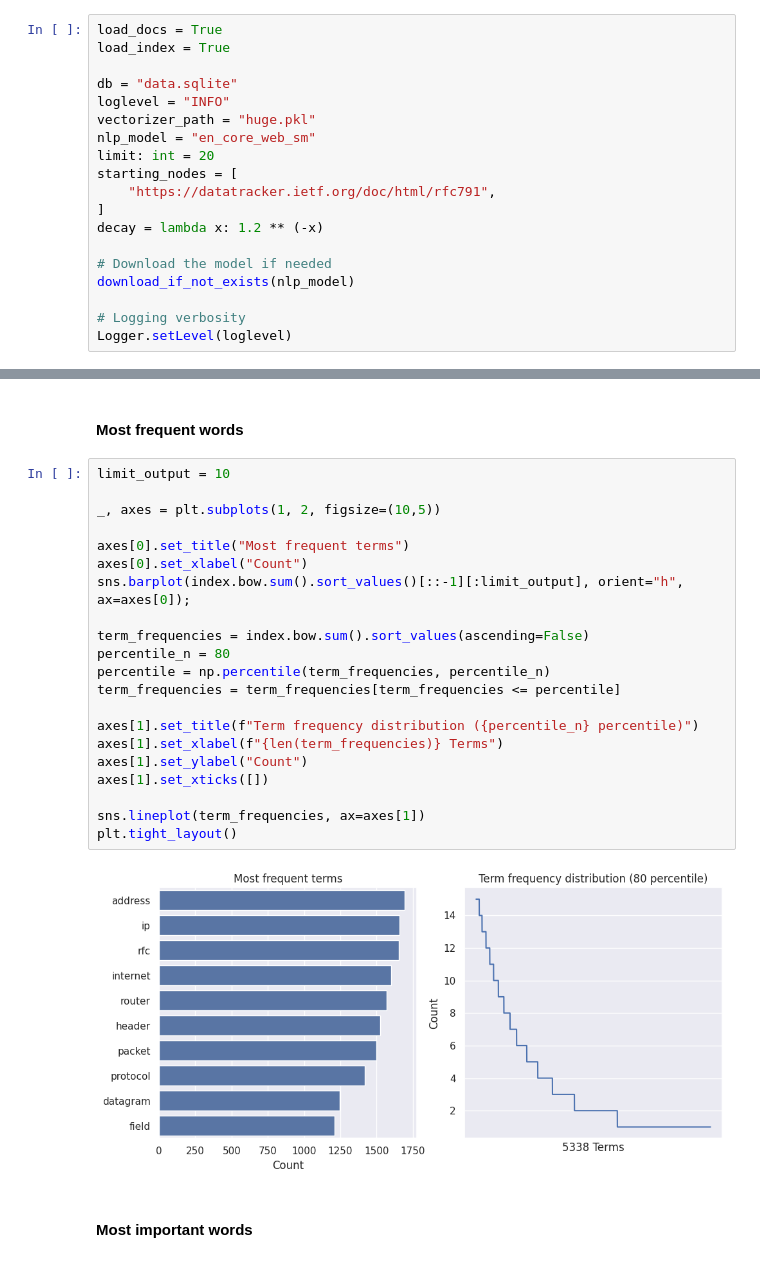
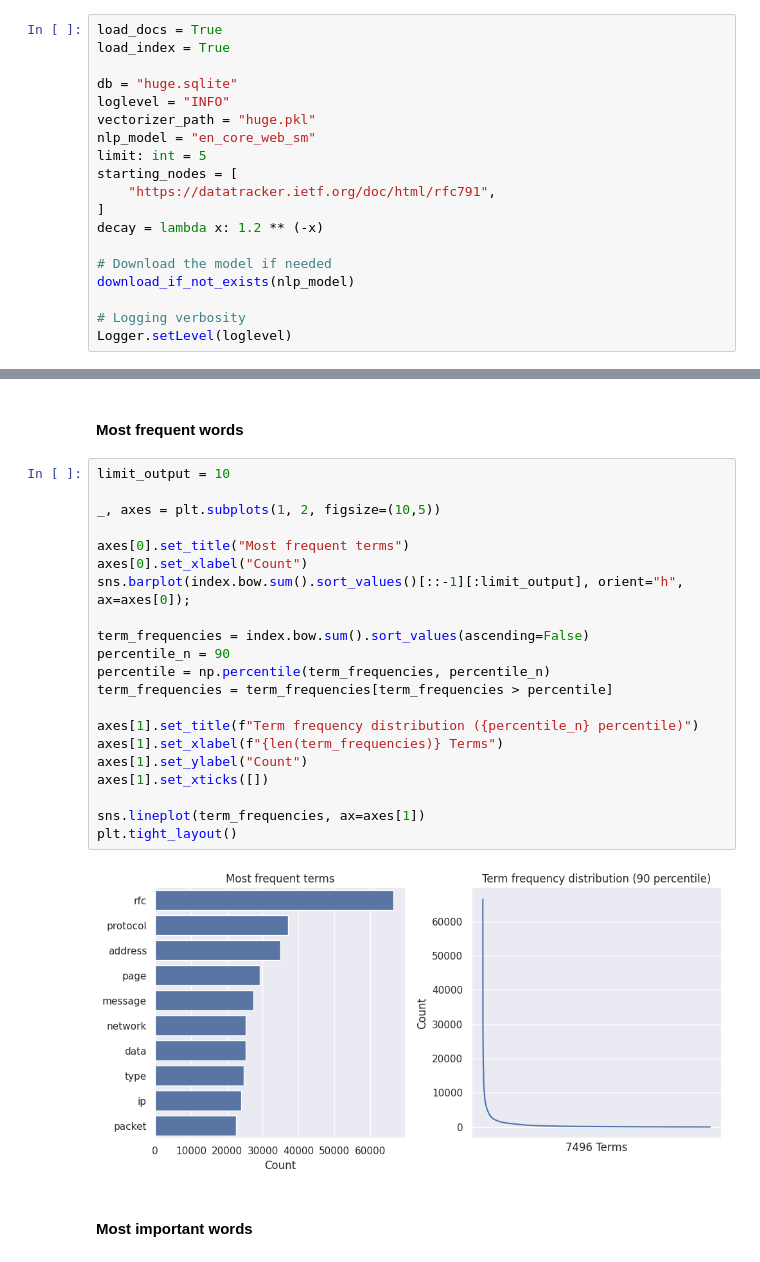
Before and after one commit to AndrewChmutov/wiki-recommendation, a Jupyter notebook: index.ipynb, the cells around one changed output, grey strips where cells are left out. Cells and saved outputs as stored; diff of their text form.

Commit message:
After huge
Signed-off-by: Andrew Chmutov <ulman.andre@gmail.com>

```diff
--- a/index.ipynb
+++ b/index.ipynb
@@ -39,11 +41,11 @@ Configure the Project Report with the following parameters:
 load_docs = True
 load_index = True
 
-db = "data.sqlite"
+db = "huge.sqlite"
 loglevel = "INFO"
 vectorizer_path = "huge.pkl"
 nlp_model = "en_core_web_sm"
-limit: int = 20
+limit: int = 5
 starting_nodes = [
     "https://datatracker.ietf.org/doc/html/rfc791",
 ]
@@ -151,26 +153,26 @@ Average number of words 11693.3
 # %%
 limit_output = 10
 
 _, axes = plt.subplots(1, 2, figsize=(10,5))
 
 axes[0].set_title("Most frequent terms")
 axes[0].set_xlabel("Count")
 sns.barplot(index.bow.sum().sort_values()[::-1][:limit_output], orient="h", ax=axes[0]);
 
 term_frequencies = index.bow.sum().sort_values(ascending=False)
-percentile_n = 80
+percentile_n = 90
 percentile = np.percentile(term_frequencies, percentile_n)
-term_frequencies = term_frequencies[term_frequencies <= percentile]
+term_frequencies = term_frequencies[term_frequencies > percentile]
 
 axes[1].set_title(f"Term frequency distribution ({percentile_n} percentile)")
 axes[1].set_xlabel(f"{len(term_frequencies)} Terms")
 axes[1].set_ylabel("Count")
 axes[1].set_xticks([])
 
 sns.lineplot(term_frequencies, ax=axes[1])
 plt.tight_layout()
 # %% [output]
-[figure, old version]
+[figure, new version]
 # %% [markdown]
 #### Most important words
 # %%
```
Also changed, not shown: parts of 10 cells of this notebook.
